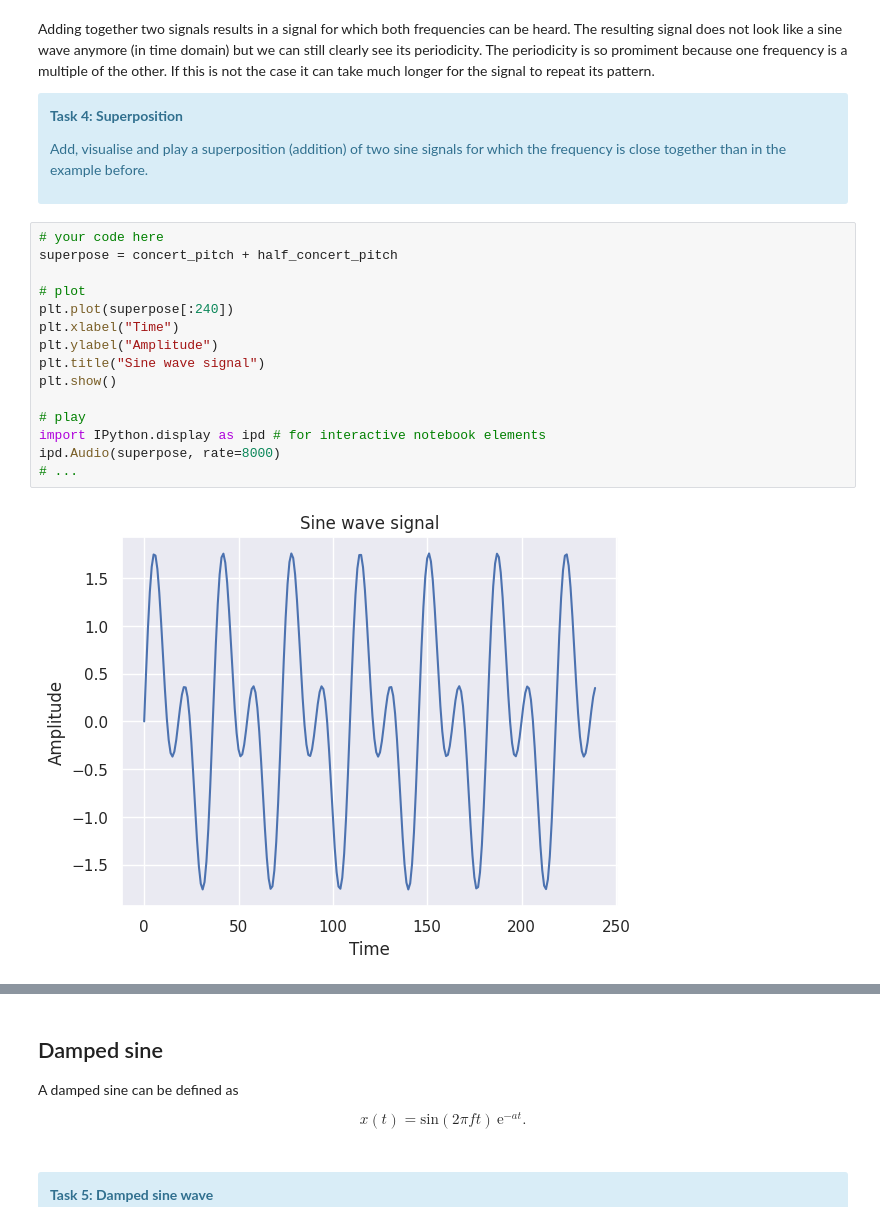
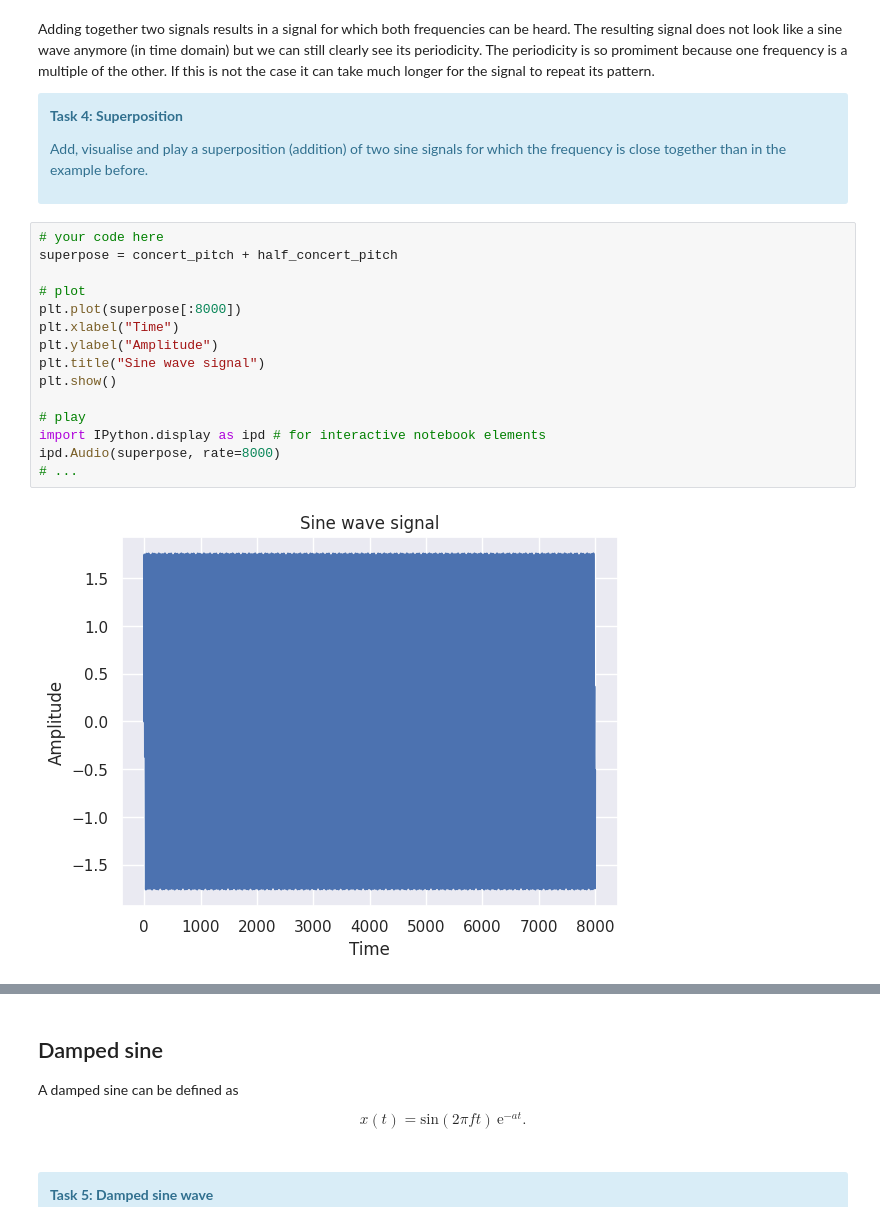
Before and after one commit to aca22nla/com3502, a Jupyter notebook: Lab-Sheets/Lab-Sheet-2.ipynb, the cells around one changed output, grey strips where cells are left out. Cells and saved outputs as stored; diff of their text form.

```diff
--- a/Lab-Sheets/Lab-Sheet-2.ipynb
+++ b/Lab-Sheets/Lab-Sheet-2.ipynb
@@ -177,20 +177,20 @@ Add, visualise and play a superposition (addition) of two sine signals for which
 # %%
 # your code here
 superpose = concert_pitch + half_concert_pitch
 
 # plot
-plt.plot(superpose[:240])
+plt.plot(superpose[:8000])
 plt.xlabel("Time")
 plt.ylabel("Amplitude")
 plt.title("Sine wave signal")
 plt.show()
 
 # play
 import IPython.display as ipd # for interactive notebook elements
 ipd.Audio(superpose, rate=8000)
 # ...
 # %% [output]
-[figure, old version]
+[figure, new version]
 [interactive output not drawn]
 # %% [markdown]
 ## Damped sine
```
Also changed, not shown: parts of 2 cells of this notebook.
